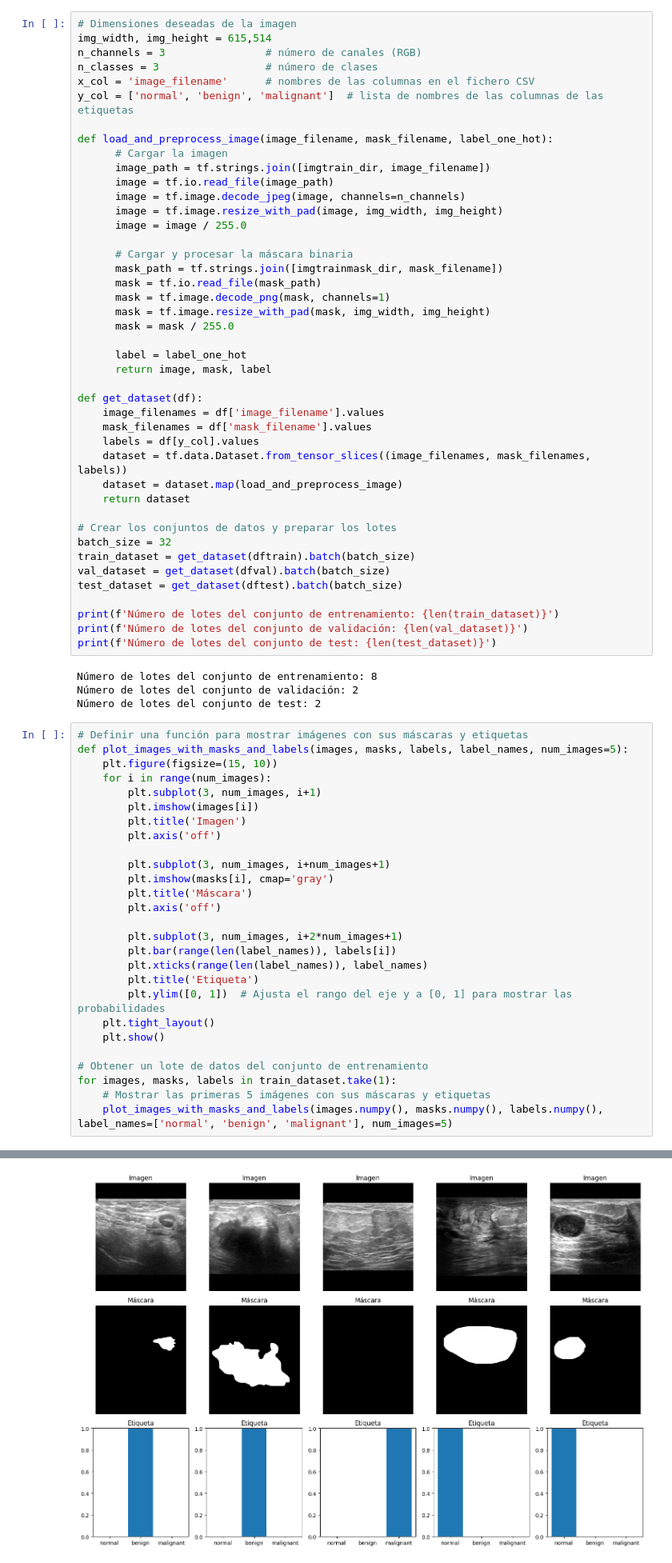
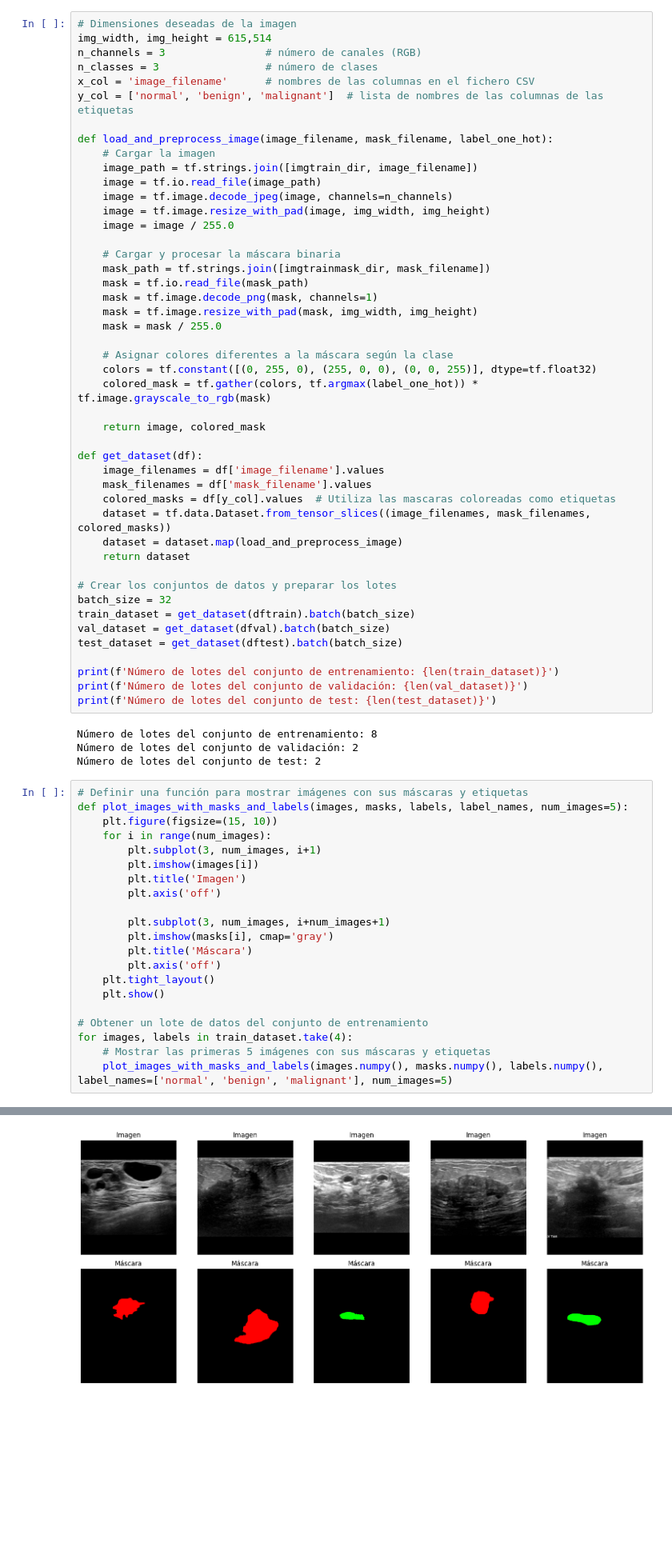
Before and after one commit to 288756/VisArtificial, a Jupyter notebook: Miniproyecto.ipynb, the cells around one changed output, grey strips where cells are left out. Shown at 80% size. Drawn from its saved outputs; the diff is of its cells as text; blank space fills up the shorter version.

```diff
--- a/Miniproyecto.ipynb
+++ b/Miniproyecto.ipynb
@@ -107,28 +107,31 @@ x_col = 'image_filename'      # nombres de las columnas en el fichero CSV
 y_col = ['normal', 'benign', 'malignant']  # lista de nombres de las columnas de las etiquetas
 
 def load_and_preprocess_image(image_filename, mask_filename, label_one_hot):
-      # Cargar la imagen
-      image_path = tf.strings.join([imgtrain_dir, image_filename])
-      image = tf.io.read_file(image_path)
-      image = tf.image.decode_jpeg(image, channels=n_channels)
-      image = tf.image.resize_with_pad(image, img_width, img_height)
-      image = image / 255.0
+    # Cargar la imagen
+    image_path = tf.strings.join([imgtrain_dir, image_filename])
+    image = tf.io.read_file(image_path)
+    image = tf.image.decode_jpeg(image, channels=n_channels)
+    image = tf.image.resize_with_pad(image, img_width, img_height)
+    image = image / 255.0
 
-      # Cargar y procesar la máscara binaria
-      mask_path = tf.strings.join([imgtrainmask_dir, mask_filename])
-      mask = tf.io.read_file(mask_path)
-      mask = tf.image.decode_png(mask, channels=1)
-      mask = tf.image.resize_with_pad(mask, img_width, img_height)
-      mask = mask / 255.0
+    # Cargar y procesar la máscara binaria
+    mask_path = tf.strings.join([imgtrainmask_dir, mask_filename])
+    mask = tf.io.read_file(mask_path)
+    mask = tf.image.decode_png(mask, channels=1)
+    mask = tf.image.resize_with_pad(mask, img_width, img_height)
+    mask = mask / 255.0
 
-      label = label_one_hot
-      return image, mask, label
+    # Asignar colores diferentes a la máscara según la clase
+    colors = tf.constant([(0, 255, 0), (255, 0, 0), (0, 0, 255)], dtype=tf.float32)
+    colored_mask = tf.gather(colors, tf.argmax(label_one_hot)) * tf.image.grayscale_to_rgb(mask)
+
+    return image, colored_mask
 
 def get_dataset(df):
     image_filenames = df['image_filename'].values
     mask_filenames = df['mask_filename'].values
-    labels = df[y_col].values
-    dataset = tf.data.Dataset.from_tensor_slices((image_filenames, mask_filenames, labels))
+    colored_masks = df[y_col].values  # Utiliza las mascaras coloreadas como etiquetas
+    dataset = tf.data.Dataset.from_tensor_slices((image_filenames, mask_filenames, colored_masks))
     dataset = dataset.map(load_and_preprocess_image)
     return dataset
 
@@ -159,17 +162,11 @@ def plot_images_with_masks_and_labels(images, masks, labels, label_names, num_im
         plt.imshow(masks[i], cmap='gray')
         plt.title('Máscara')
         plt.axis('off')
-
-        plt.subplot(3, num_images, i+2*num_images+1)
-        plt.bar(range(len(label_names)), labels[i])
-        plt.xticks(range(len(label_names)), label_names)
-        plt.title('Etiqueta')
-        plt.ylim([0, 1])  # Ajusta el rango del eje y a [0, 1] para mostrar las probabilidades
     plt.tight_layout()
     plt.show()
 
 # Obtener un lote de datos del conjunto de entrenamiento
-for images, masks, labels in train_dataset.take(1):
+for images, labels in train_dataset.take(4):
     # Mostrar las primeras 5 imágenes con sus máscaras y etiquetas
     plot_images_with_masks_and_labels(images.numpy(), masks.numpy(), labels.numpy(), label_names=['normal', 'benign', 'malignant'], num_images=5)
 # %% [output]
@@ -176 +178 @@ for images, masks, labels in train_dataset.take(1):
-[figure, old version]
+[figure, new version]
```
Also changed, not shown: parts of 3 cells of this notebook.
